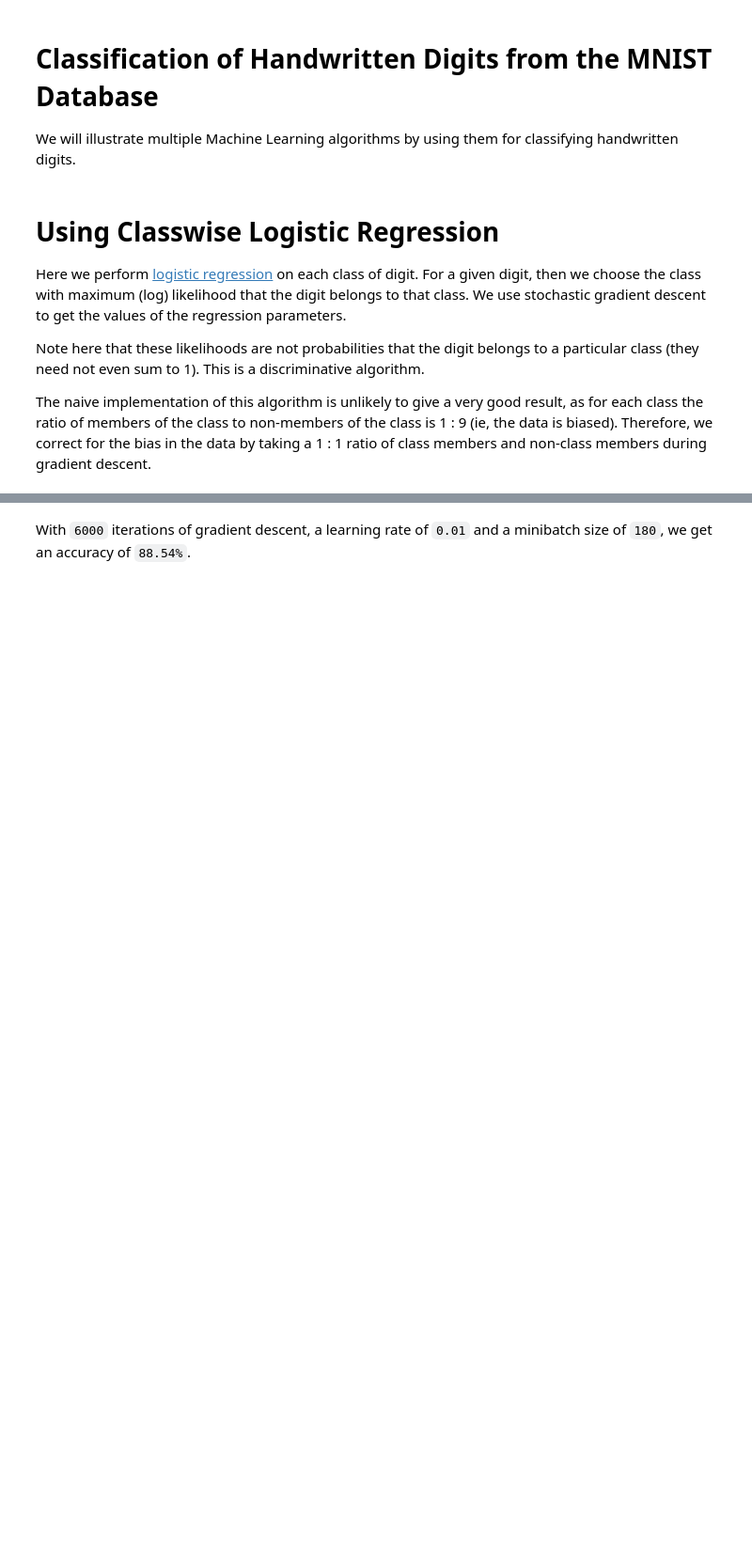
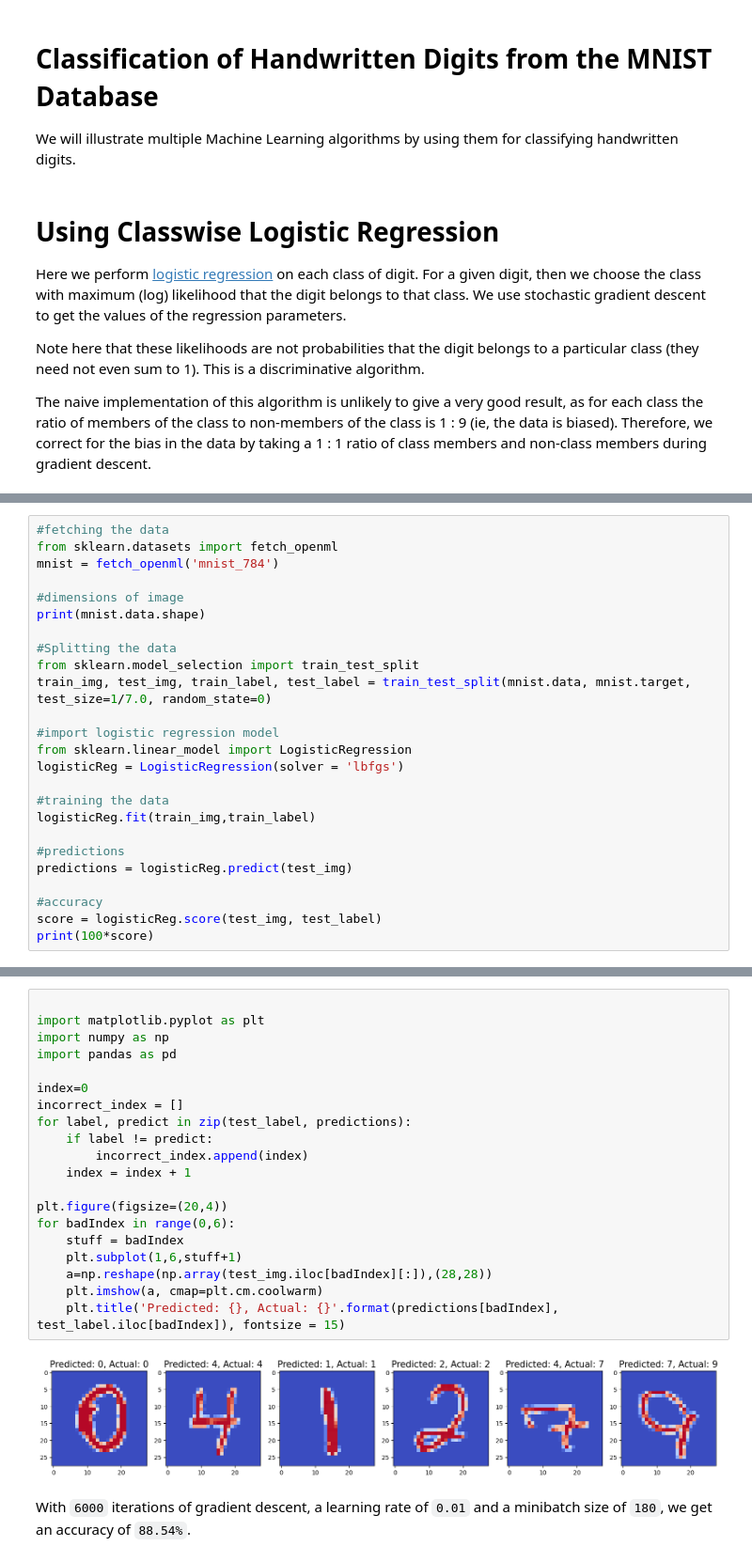
Before and after one commit to theashwinabraham/WiDS-Training-AI-to-play-games-using-Reinforcement-Learning, a Jupyter notebook: Week1/MNIST.ipynb, the cells around one changed output, grey strips where cells are left out. Shown at 94% size. Saved outputs shown, nothing was run; the diff lists cells and outputs as text; blank space fills up the shorter version.

````diff
--- a/Week1/MNIST.ipynb
+++ b/Week1/MNIST.ipynb
@@ -89,0 +13,25 @@ Actual: 4
+# %%
+#fetching the data
+from sklearn.datasets import fetch_openml
+mnist = fetch_openml('mnist_784')
+
+#dimensions of image
+print(mnist.data.shape)
+
+#Splitting the data
+from sklearn.model_selection import train_test_split
+train_img, test_img, train_label, test_label = train_test_split(mnist.data, mnist.target, test_size=1/7.0, random_state=0)
+
+#import logistic regression model
+from sklearn.linear_model import LogisticRegression
+logisticReg = LogisticRegression(solver = 'lbfgs')
+
+#training the data
+logisticReg.fit(train_img,train_label)
+
+#predictions
+predictions = logisticReg.predict(test_img)
+
+#accuracy
+score = logisticReg.score(test_img, test_label)
+print(100*score)
@@ -90,3 +48,25 @@ Actual: 4
+# %%
+
+import matplotlib.pyplot as plt
+import numpy as np
+import pandas as pd
+
+index=0
+incorrect_index = []
+for label, predict in zip(test_label, predictions):
+    if label != predict:
+        incorrect_index.append(index)
+    index = index + 1
+
+plt.figure(figsize=(20,4))
+for badIndex in range(0,6):
+    stuff = badIndex
+    plt.subplot(1,6,stuff+1)
+    a=np.reshape(np.array(test_img.iloc[badIndex][:]),(28,28))
+    plt.imshow(a, cmap=plt.cm.coolwarm)
+    plt.title('Predicted: {}, Actual: {}'.format(predictions[badIndex], test_label.iloc[badIndex]), fontsize = 15)
+# %% [output]
+[figure, added]
 # %% [markdown]
 With ```6000``` iterations of gradient descent, a learning rate of ```0.01``` and a minibatch size of ```180```, we get an accuracy of ```88.54%```.
 # %% [markdown]
````
Also changed, not shown: parts of 15 cells of this notebook, 4 other files.
